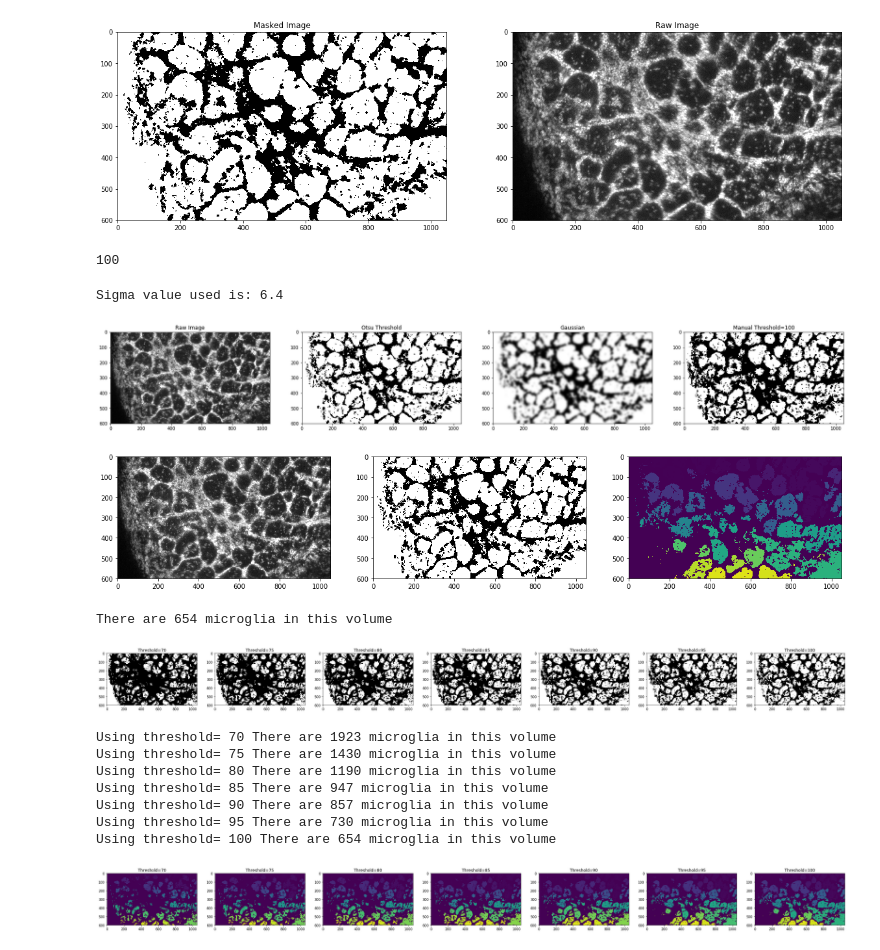
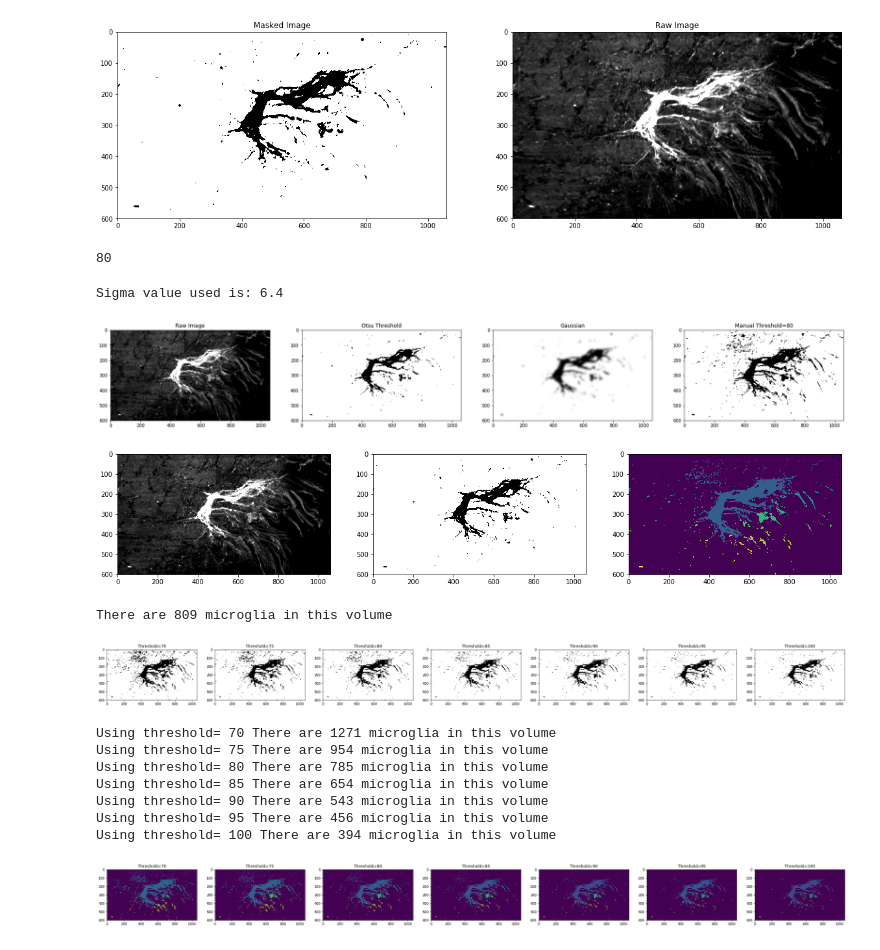
Before and after one commit to lrodri29/ptsdGT-APL-Emory, a Jupyter notebook: prelimAnalysis.ipynb, the cells around one changed output. Saved outputs shown, nothing was run; the diff lists cells and outputs as text; code cells hidden in the pictures.

```diff
--- a/prelimAnalysis.ipynb
+++ b/prelimAnalysis.ipynb
@@ -18,14 +18,14 @@ rmt = BossRemote({
 #Define the data's location in the boss.
 COLL_NAME = 'OlfactoryBulbMicrogliaPlasticity'
 EXP_NAME = 'PTSD'
-CHAN_NAME = 'microgliaI'
+CHAN_NAME = 'dnaI'
 
 # Grab the channel
 chan = rmt.get_channel(CHAN_NAME, COLL_NAME, EXP_NAME)
 
-x_rng = [350, 1400]
-y_rng = [1200, 1800]
-z_rng = [699, 700]
+x_rng = [983, 2043]
+y_rng = [1188, 1788]
+z_rng = [703, 704]
 #Grab the cutout from BOSS
 rawMicroGlia = rmt.get_cutout(chan, 0,x_rng, y_rng, z_rng,)
 print("Data shape: " + str(rawMicroGlia.shape))
@@ -51,14 +51,14 @@ axarr[0].title.set_text('Masked Image')
 axarr[1].title.set_text('Raw Image')
 plt.show()
 # %% [output]
-[figure, old version]
+[figure, new version]
 # %%
 #Evaluate using mean thresholding
-thresh = 100
+thresh = 80
 print(thresh)
 meanMicroGlia = rawMicroGlia < thresh
 # %% [output]
-100
+80
 # %%
 #Gaussian Method
 n = 10
@@ -82,9 +82,9 @@ axarr[2].title.set_text('Gaussian')
 axarr[3].title.set_text('Manual Threshold=' + str(thresh))
 plt.show()
 # %% [output]
-[figure, old version]
+[figure, new version]
 # %%
-blobs = meanMicroGlia > meanMicroGlia.mean()
+blobs = meanMicroGlia < meanMicroGlia.mean()
 all_labels = measure.label(blobs)
 blobs_labels = measure.label(blobs, background=0)
 # %%
@@ -96,12 +96,12 @@ axarr[1].imshow(maskMicroGlia[0,:,:], cmap="gray")
 axarr[2].imshow(blobs_labels[0,:,:])
 plt.show()
 # %% [output]
-[figure, old version]
+[figure, new version]
 # %%
 comp = np.unique(blobs_labels)
 print("There are " + str(len(comp)) + " microglia in this volume")
 # %% [output]
-There are 654 microglia in this volume
+There are 809 microglia in this volume
 # %%
 # Visualize different Threshold options
 plt.rcParams["figure.figsize"] = (40,40)
@@ -113,42 +113,42 @@ for thresh in range(70, 105, 5):
     axarr[i].title.set_text('Threshold=' + str(thresh))
     i+=1
 # %% [output]
-[figure, old version]
+[figure, new version]
 # %%
 # Show the labeled blobs for each one of the thresholds defined above
 i = 0 # Keeps track of plot position
 maxMicroGlia = 0# Keeps track of max microglia count
 f, axarr = plt.subplots(1,7) # Manual input of how many plots there will be considering the range and interval
                              # of thresholds being analyzed
 for thresh in range(70, 105, 5):
-    manualThreshMicroGlia = rawMicroGlia < thresh
+    manualThreshMicroGlia = rawMicroGlia > thresh
     blobs = manualThreshMicroGlia > manualThreshMicroGlia.mean()
     all_labels = measure.label(blobs)
     blobs_labels = measure.label(blobs, background=0)
     axarr[i].imshow(blobs_labels[0,:,:])
     axarr[i].title.set_text('Threshold=' + str(thresh))
 
     comp = np.unique(blobs_labels)
     print("Using threshold= " + str(thresh) + " There are "+ str(len(comp)) + " microglia in this volume")
     i+=1
 
 #The code below would be an f1 score calculator. Which would allow us to keep the best threshold best on f1 score.
 #     if maxMicroGlia < len(comp):
 #         print(maxMicroGlia)
 #         print(len(comp))
 #         maxMicroGlia = len(comp)
 #         best_blob_labels = blobs_labels
 #         best_thresh = thresh
 # print("The best threshold is " + str(best_thresh))
 # %% [output]
-Using threshold= 70 There are 1923 microglia in this volume
-Using threshold= 75 There are 1430 microglia in this volume
-Using threshold= 80 There are 1190 microglia in this volume
-Using threshold= 85 There are 947 microglia in this volume
-Using threshold= 90 There are 857 microglia in this volume
-Using threshold= 95 There are 730 microglia in this volume
-Using threshold= 100 There are 654 microglia in this volume
+Using threshold= 70 There are 1271 microglia in this volume
+Using threshold= 75 There are 954 microglia in this volume
+Using threshold= 80 There are 785 microglia in this volume
+Using threshold= 85 There are 654 microglia in this volume
+Using threshold= 90 There are 543 microglia in this volume
+Using threshold= 95 There are 456 microglia in this volume
+Using threshold= 100 There are 394 microglia in this volume
-[figure, old version]
+[figure, new version]
 # %%
 """
 As of right now I am manually putting this is the best threshold
```
Also changed, not shown: parts of 5 cells of this notebook.
